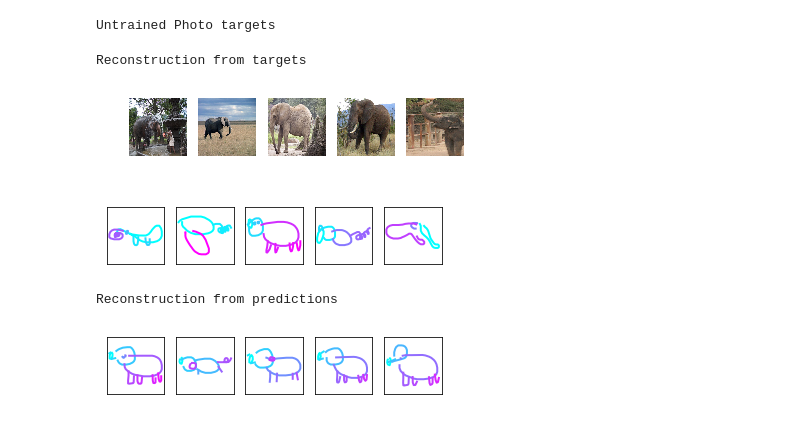
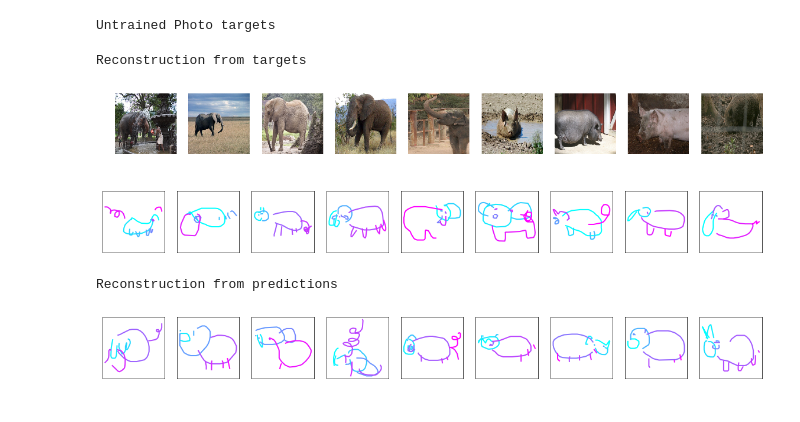
Before and after one commit to K6L6/photo2sketch, a Jupyter notebook: reconstructions.ipynb, the cells around one changed output. Drawn from its saved outputs; the diff is of its cells as text; code cells hidden in the pictures.

```diff
--- a/reconstructions.ipynb
+++ b/reconstructions.ipynb
@@ -15,8 +15,10 @@ from draw_utils import plot_stroke
 sketch_vec = "owl_z.csv"    #shape 100,128
 photo_vec = "photo_z.csv"   # shape 100,7,7,160
 # photo_dir = "/home/kelvin/OgataLab/sketch-wmultiple-tags/rendered_256x256/256x256/photo/tx_000000000000/owl/"
-photo_dir = "/home/kelvin/OgataLab/sketch-wmultiple-tags/dataset/photos/elephant/"
-MODEL_DIR = "./linreg_log/test_elepig2"
+ele_photo_dir = "/home/kelvin/OgataLab/sketch-wmultiple-tags/dataset/photos/elephant/"
+pig_photo_dir = "/home/kelvin/OgataLab/sketch-wmultiple-tags/dataset/photos/pig/"
+# MODEL_DIR = "./linreg_log/duo_set/DEFAULT/"
+MODEL_DIR = "./linreg_log/duo_set/b20l1-e5E100k-3L20010050-sig/"
 # MODEL_DIR = "./linreg_log/test4"#log for pseudo inverse training
 
 # inputs, targets = get_csv_dataset()
@@ -82,7 +89,7 @@ preds = model.predict(input_fn=pred_input_fn)
 INFO:tensorflow:Using config: {'_save_checkpoints_secs': 600, '_session_config': None, '_keep_checkpoint_max': 5, '_tf_random_seed': None, '_task_type': 'worker', '_is_chief': True, '_cluster_spec': < ...
 # %%
 #call decoder
-decoder = SketchRNNDecoder("/tmp/sketch_rnn/models/elephantpig/lstm_test/")
+decoder = SketchRNNDecoder("/home/kelvin/OgataLab/sketchrnn_pretrained/elephantpig/lstm_test/")
 # %% [output]
 INFO:tensorflow:Model using cpu.
 INFO:tensorflow:Input dropout mode = 0.
@@ -103,7 +110,7 @@ INFO:tensorflow:Restoring parameters from ./linreg_log/test_elepig2/model.ckpt-1
 # %%
 #Reconstruction display definition
 def reconst(row, col, strokes):
-    fig = plt.figure()
+    fig = plt.figure(figsize=(20,10))
     gs = gridspec.GridSpec(row, col)
     c=0
     for i in range(row):
@@ -134,12 +141,12 @@ print("Untrained Photo targets")
 Untrained Photo targets
 # %%
 print("Reconstruction from targets")
-reconst(1,5,stroke_t)
+reconst(1,9,stroke_t)
 print("Reconstruction from predictions")
-reconst(1,5,stroke_p)
+reconst(1,9,stroke_p)
 # %% [output]
 Reconstruction from targets
-[figure, old version]
+[figure, new version]
-[figure, old version]
+[figure, new version]
 Reconstruction from predictions
-[figure, old version]
+[figure, new version]
```
Also changed, not shown: parts of 6 cells of this notebook, 2 other files.
